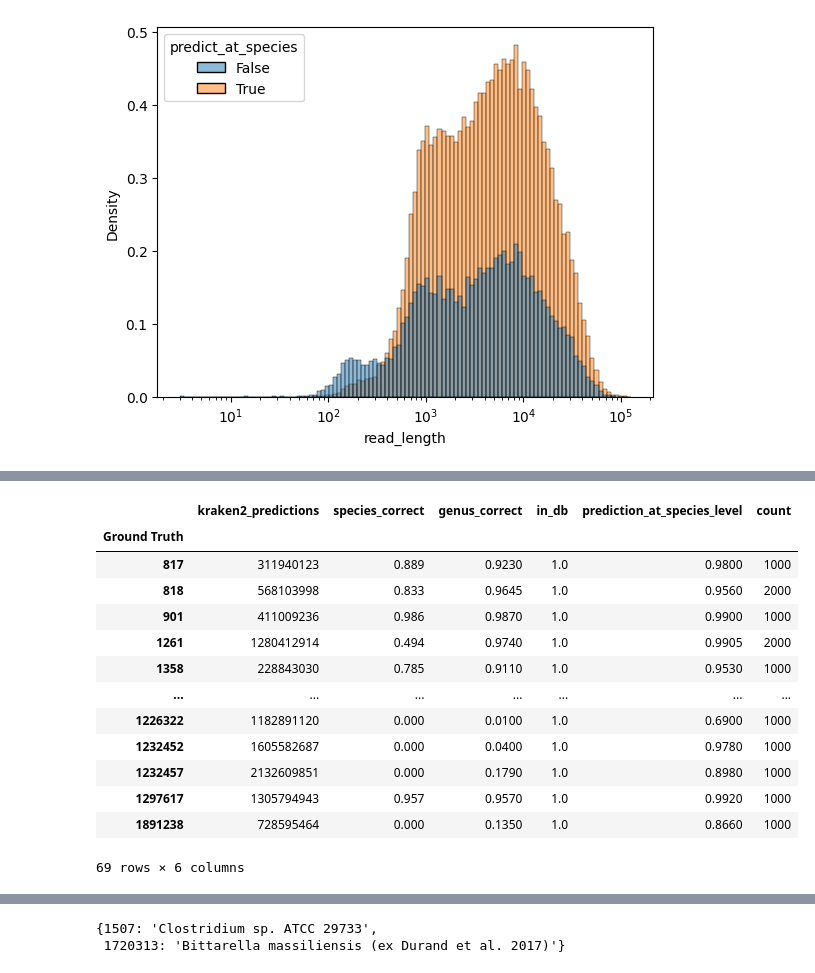
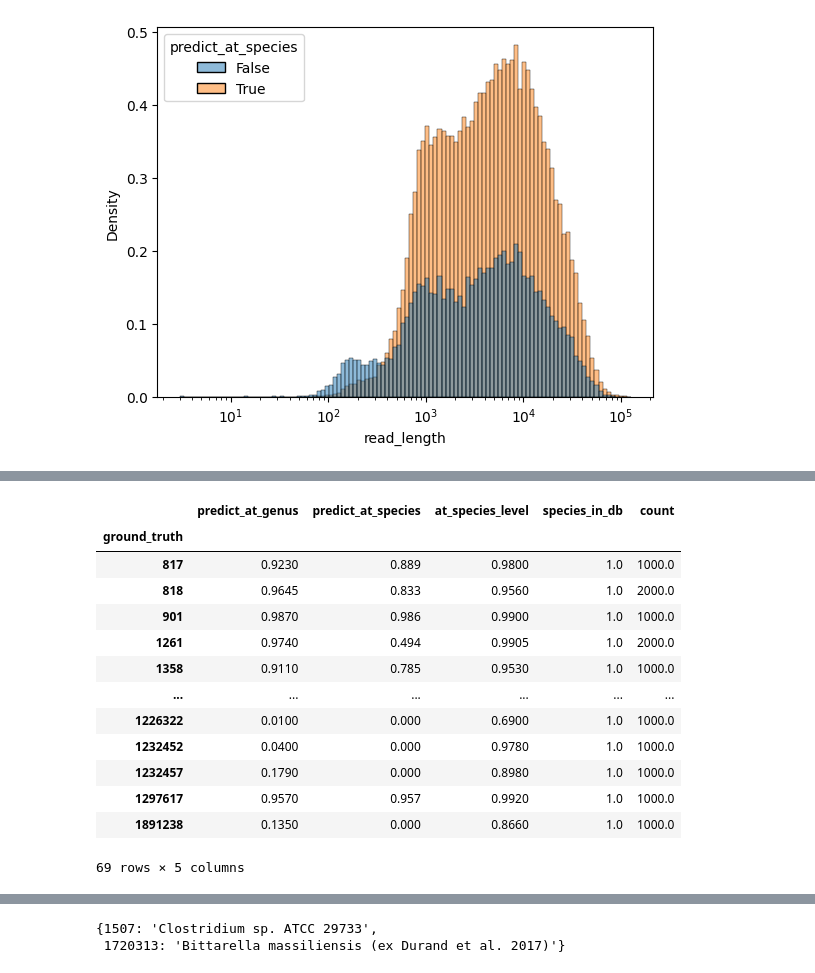
Before and after one commit to GZHoffie/tc-benchmark, a Jupyter notebook: analyzer_results.ipynb, the cells around one changed output, grey strips where cells are left out. Saved outputs shown, nothing was run; the diff lists cells and outputs as text; code cells hidden in the pictures.

```diff
--- a/analyzer_results.ipynb
+++ b/analyzer_results.ipynb
@@ -108,3 +127,11 @@ kraken2_predictions["unclassified_kmers"] = unclassified_kmers
+# %%
+# Check the votes for majority
+majority_vote = []
+for i in range(len(kraken2_predictions)):
+    d = LCA_to_dict(kraken2_predictions["LCA"][i])
+    majority_vote.append(max(d.values()))
+
+kraken2_predictions["majority_vote"] = majority_vote
 # %%
 classified = kraken2_predictions[kraken2_predictions["classified"] == 'C']
 unclassified = kraken2_predictions[kraken2_predictions["classified"] == 'U']
@@ -297,9 +352,3 @@ sns.histplot(data=kraken2_predictions, x="read_length", hue="predict_at_species"
 # %% [output]
 <Axes: xlabel='read_length', ylabel='Density'>
 [figure]
-# %%
-sum_res = result.groupby('Ground Truth').sum()
-for feature in ['species_correct', 'genus_correct', 'in_db', 'prediction_at_species_level']:
-    sum_res[feature] /= sum_res['count']
-
-sum_res
@@ -320,0 +355,7 @@ sum_res
+# %%
+kraken2_predictions["count"] = np.ones(len(kraken2_predictions))
+sum_res = kraken2_predictions[["ground_truth", "predict_at_genus", "predict_at_species", "at_species_level", "species_in_db", "count"]].groupby('ground_truth').sum()
+for feature in ["predict_at_genus", "predict_at_species", "at_species_level", "species_in_db"]:
+    sum_res[feature] /= sum_res['count']
+
+sum_res
@@ -321,19 +377,19 @@ sum_res
 # %%
-in_domain_res = sum_res[sum_res["in_db"] >= 1]
+in_domain_res = sum_res[sum_res["species_in_db"] >= 1]
 
 in_domain_res
 # %% [output]
-|  | kraken2_predictions | species_correct | genus_correct | in_db | prediction_at_species_level | count |
-| Ground Truth |  |  |  |  |  |  |
-| 817 | 311940123 | 0.889 | 0.9230 | 1.0 | 0.9800 | 1000 |
-| 818 | 568103998 | 0.833 | 0.9645 | 1.0 | 0.9560 | 2000 |
-| 901 | 411009236 | 0.986 | 0.9870 | 1.0 | 0.9900 | 1000 |
-| 1261 | 1280412914 | 0.494 | 0.9740 | 1.0 | 0.9905 | 2000 |
-| 1358 | 228843030 | 0.785 | 0.9110 | 1.0 | 0.9530 | 1000 |
-| ... | ... | ... | ... | ... | ... | ... |
-| 1226322 | 1182891120 | 0.000 | 0.0100 | 1.0 | 0.6900 | 1000 |
-| 1232452 | 1605582687 | 0.000 | 0.0400 | 1.0 | 0.9780 | 1000 |
-| 1232457 | 2132609851 | 0.000 | 0.1790 | 1.0 | 0.8980 | 1000 |
-| 1297617 | 1305794943 | 0.957 | 0.9570 | 1.0 | 0.9920 | 1000 |
-| 1891238 | 728595464 | 0.000 | 0.1350 | 1.0 | 0.8660 | 1000 |
+|  | predict_at_genus | predict_at_species | at_species_level | species_in_db | count |
+| ground_truth |  |  |  |  |  |
+| 817 | 0.9230 | 0.889 | 0.9800 | 1.0 | 1000.0 |
+| 818 | 0.9645 | 0.833 | 0.9560 | 1.0 | 2000.0 |
+| 901 | 0.9870 | 0.986 | 0.9900 | 1.0 | 1000.0 |
+| 1261 | 0.9740 | 0.494 | 0.9905 | 1.0 | 2000.0 |
+| 1358 | 0.9110 | 0.785 | 0.9530 | 1.0 | 1000.0 |
+| ... | ... | ... | ... | ... | ... |
+| 1226322 | 0.0100 | 0.000 | 0.6900 | 1.0 | 1000.0 |
+| 1232452 | 0.0400 | 0.000 | 0.9780 | 1.0 | 1000.0 |
+| 1232457 | 0.1790 | 0.000 | 0.8980 | 1.0 | 1000.0 |
+| 1297617 | 0.9570 | 0.957 | 0.9920 | 1.0 | 1000.0 |
+| 1891238 | 0.1350 | 0.000 | 0.8660 | 1.0 | 1000.0 |
-69 rows × 6 columns
+69 rows × 5 columns
```
Also changed, not shown: parts of 32 cells of this notebook, 1 other file.
